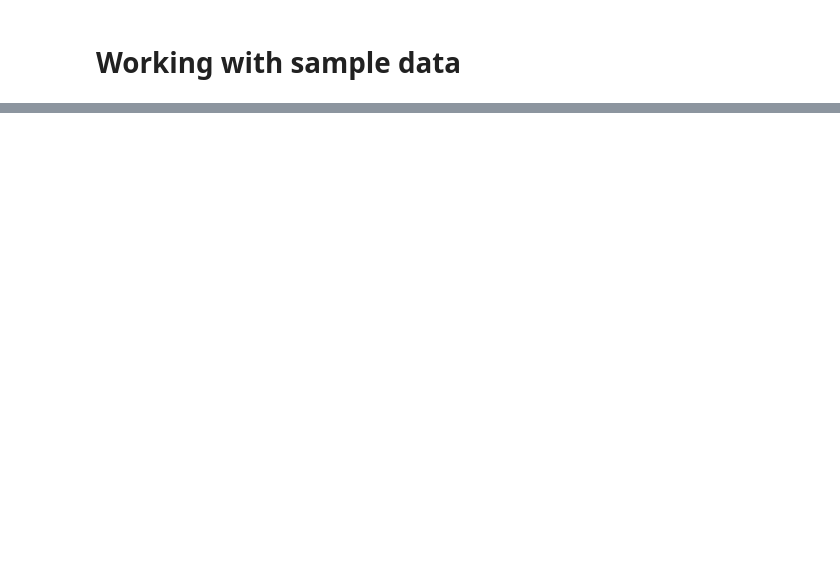
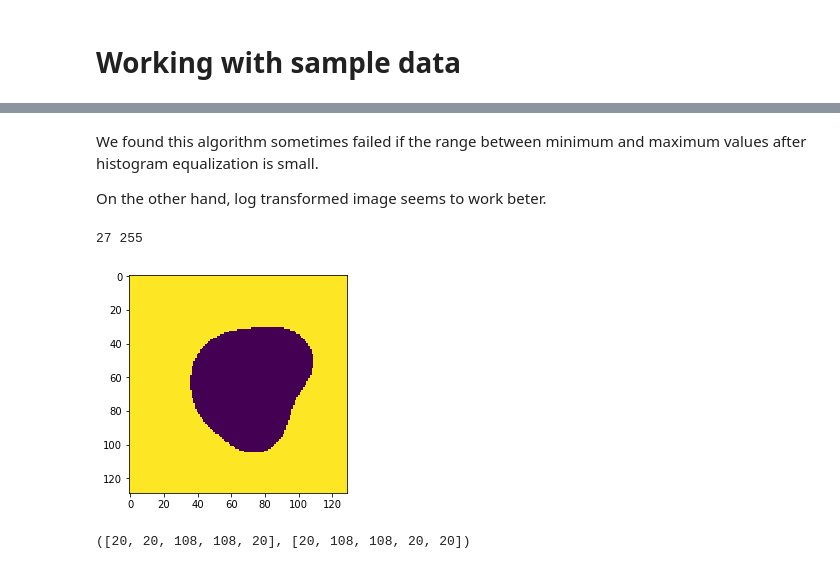
Before and after one commit to astrohack-aldebaran/astrohack, a Jupyter notebook: data_exploration.ipynb, the cells around one changed output, grey strips where cells are left out. Saved outputs shown, nothing was run; the diff lists cells and outputs as text; code cells hidden in the pictures; blank space fills up the shorter version.

```diff
--- a/data_exploration.ipynb
+++ b/data_exploration.ipynb
@@ -8,3 +40,24 @@ from numpy import genfromtxt
+# %%
+def detectobj(img, blur_radius, threshold):
+    imgf = ndimage.gaussian_filter(img, blur_radius)
+    labeled, nr_objects = ndimage.label(imgf > threshold)
+    if nr_objects == 0:
+        return None, [], []
+    center = img.shape[0] // 2
+    cid = labeled[center, center]
+    if len(np.where(labeled == cid)[0]) >= labeled.shape[0]**2 / 2:
+        # the center of galaxy cannot belong to an object which spans more than 50% of pixels.
+        return None, [], []
+
+    tmp = labeled == cid
+    x = np.where(tmp.any(axis=0))[0]
+    y = np.where(tmp.any(axis=1))[0]
+    bound = np.abs(np.array([x[0], x[-1], y[0], y[-1]]) - center).max()
+    lower = center - bound
+    upper = center + bound
+    xs = [lower, lower, upper, upper, lower]
+    ys = [lower, upper, upper, lower, lower]
+    return labeled, xs, ys
 # %% [markdown]
 # Working with sample data
 # %%
@@ -26,0 +85,15 @@ plt.imshow(g_img)
+# %% [markdown]
+We found this algorithm sometimes failed if the range between minimum and maximum values after histogram equalization is small.
+
+On the other hand, log transformed image seems to work beter.
+# %%
+# g_img2 = np.uint8((g_img - g_img.min()) / (g_img.max() - g_img.min()) * 255.0)
+g_img2 = np.uint8(log_g_img)
+y, _, _, _ = histeq(g_img2)
+print(y.min(), y.max())
+xs, ys = detectobj(y, 10, y.mean())
+xs, ys
+# %% [output]
+27 255
+[figure, added]
+([20, 20, 108, 108, 20], [20, 108, 108, 20, 20])
```
Also changed, not shown: parts of 12 cells of this notebook.
